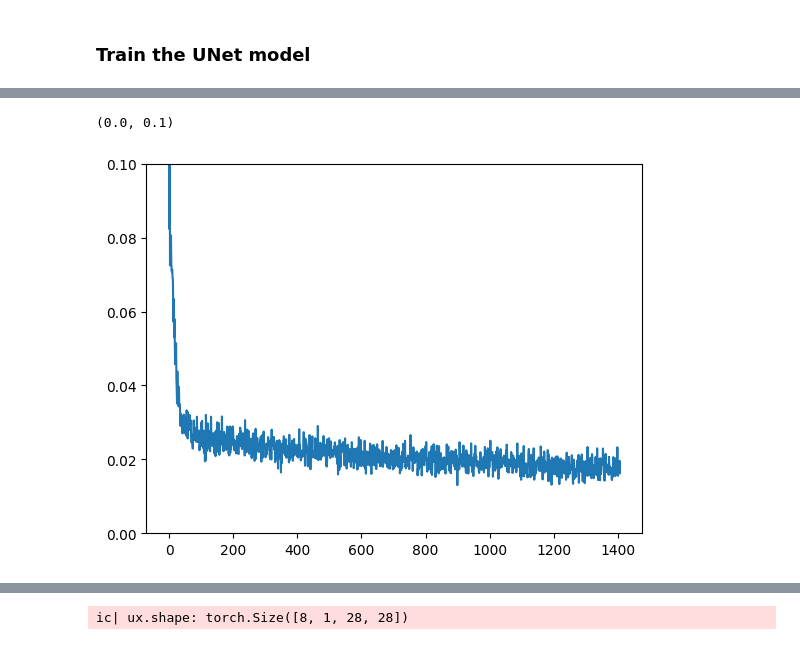
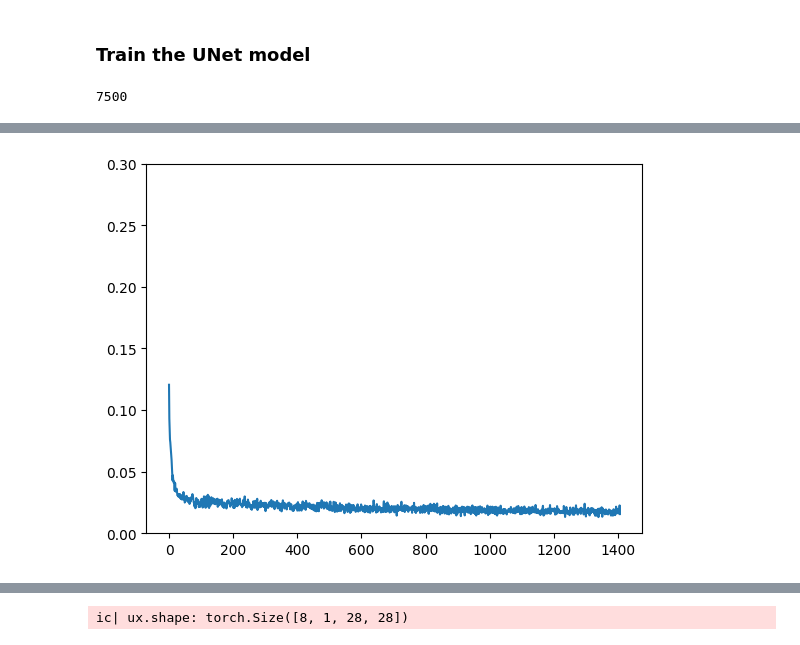
Before and after one commit to jean-kunz/cop_diffusion, a Jupyter notebook: nbks/diffusion_from_scratch.ipynb, the cells around one changed output, grey strips where cells are left out. Cells and saved outputs as stored; diff of their text form; code cells hidden in the pictures.

```diff
--- a/nbks/diffusion_from_scratch.ipynb
+++ b/nbks/diffusion_from_scratch.ipynb
@@ -177,18 +201,20 @@ ic| ux.shape: torch.Size([8, 1, 28, 28])
 # %% [markdown]
 ### Train the UNet model
+# %%
+len(train_dataloader)
+# %% [output]
+7500
 # %%
-import datetime
-
-
 model_version = "0.1"
 model_name = "mnist_diffus"
+
 
 # Dataloader (you can mess with batch size)
 batch_size = 128
 train_dataloader = DataLoader(dataset, batch_size=batch_size, shuffle=True)
 
 # How many runs through the data should we do?
-n_epochs = 3
+nb_epochs = 3
 
 # Create the network
 net = BasicUNet()
@@ -203,32 +229,36 @@ opt = torch.optim.Adam(net.parameters(), lr=1e-3)
 # Keeping a record of the losses for later viewing
 losses = []
 
-do_train:bool = True
+do_train: bool = True
+last_update_epoch = 0
+
 if do_train:
     writer = SummaryWriter(
         f"../runs/{model_name}_{model_version}/{datetime.now().strftime('%m-%d-%Y_%H:%M:%S')}"
     )
     # The training loop
+    nb_batches = len(train_dataloader)
     with tqdm(
-                total=n_epochs,
-                desc=f"Training update",
-                unit="batch",
-            ) as pbar:
-
-        for epoch in range(n_epochs):
-
-            for i, (x, y) in enumerate(train_dataloader):
-
+        total=nb_epochs * nb_batches,
+        desc=f"Training update",
+        unit="batch",
+    ) as pbar:
+        for epoch in range(nb_epochs):
+            for batch_nb, (x, y) in enumerate(train_dataloader):
                 # Get some data and prepare the corrupted version
                 x = x.to(device)  # Data on the GPU
-                noise_amount = torch.rand(x.shape[0]).to(device)  # Pick random noise amounts
+                noise_amount = torch.rand(x.shape[0]).to(
+                    device
+                )  # Pick random noise amounts
                 noisy_x = corrupt(x, noise_amount)  # Create our noisy x
 
                 # Get the model prediction
                 pred = net(noisy_x)
 
                 # Calculate the loss
-                loss = loss_fn(pred, x)  # How close is the output to the true 'clean' x?
+                loss = loss_fn(
+                    pred, x
+                )  # How close is the output to the true 'clean' x?
 
                 # Backprop and update the params:
                 opt.zero_grad()
@@ -237,15 +267,30 @@ if do_train:
 
                 # Store the loss for later
                 losses.append(loss.item())
+
+                pbar.update(1)
+                pbar.set_postfix(
+                    {
+                        "epoch": epoch,
+                        "batch_nb": batch_nb,
+                        "train_loss": f"{loss.item():.4f}",
+                    }
+                )
+                writer.add_scalar(f"train loss", loss.item(), (epoch*nb_batches) + batch_nb)
+
             for name, kernel_weight in net.named_parameters():
-                    writer.add_histogram(name, kernel_weight, i)
+                writer.add_histogram(name, kernel_weight, epoch)
 
             # Print our the average of the loss values for this epoch:
-            avg_loss = sum(losses[-len(train_dataloader) :]) / len(train_dataloader)
-            print(f"Finished epoch {epoch}. Average loss for this epoch: {avg_loss:05f}")
-            writer.add_scalar(f"train loss", avg_loss, epoch)
+            avg_loss = sum(losses[nb_batches :]) / nb_batches
+            # print(f"Finished epoch {epoch}. Average loss for this epoch: {avg_loss:05f}")
 
     # View the loss curve
     plt.plot(losses)
-    plt.ylim(0, 0.1)
+    plt.ylim(0, 0.25)
+
+
+    save_model(model=net, model_name=model_name, model_version=model_version, iter=epoch)
+else:
+    net = load_model(model_name=model_name, model_version=model_version, iter=last_update_epoch)
 # %% [output]
@@ -255,2 +297 @@ Finished epoch 2. Average loss for this epoch: 0.018465
-(0.0, 0.1)
-[figure, old version]
+[figure, new version]
```
Also changed, not shown: parts of 12 cells of this notebook, 1 other file.
